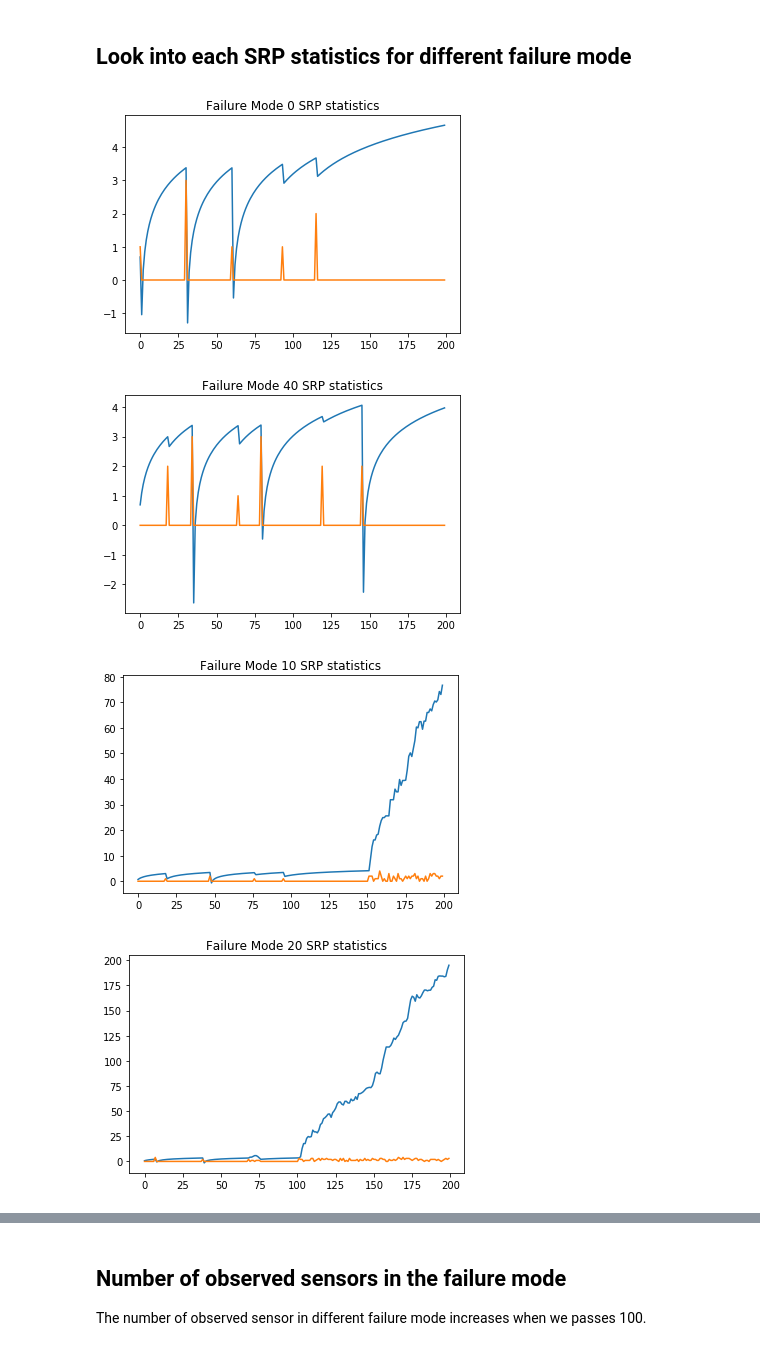
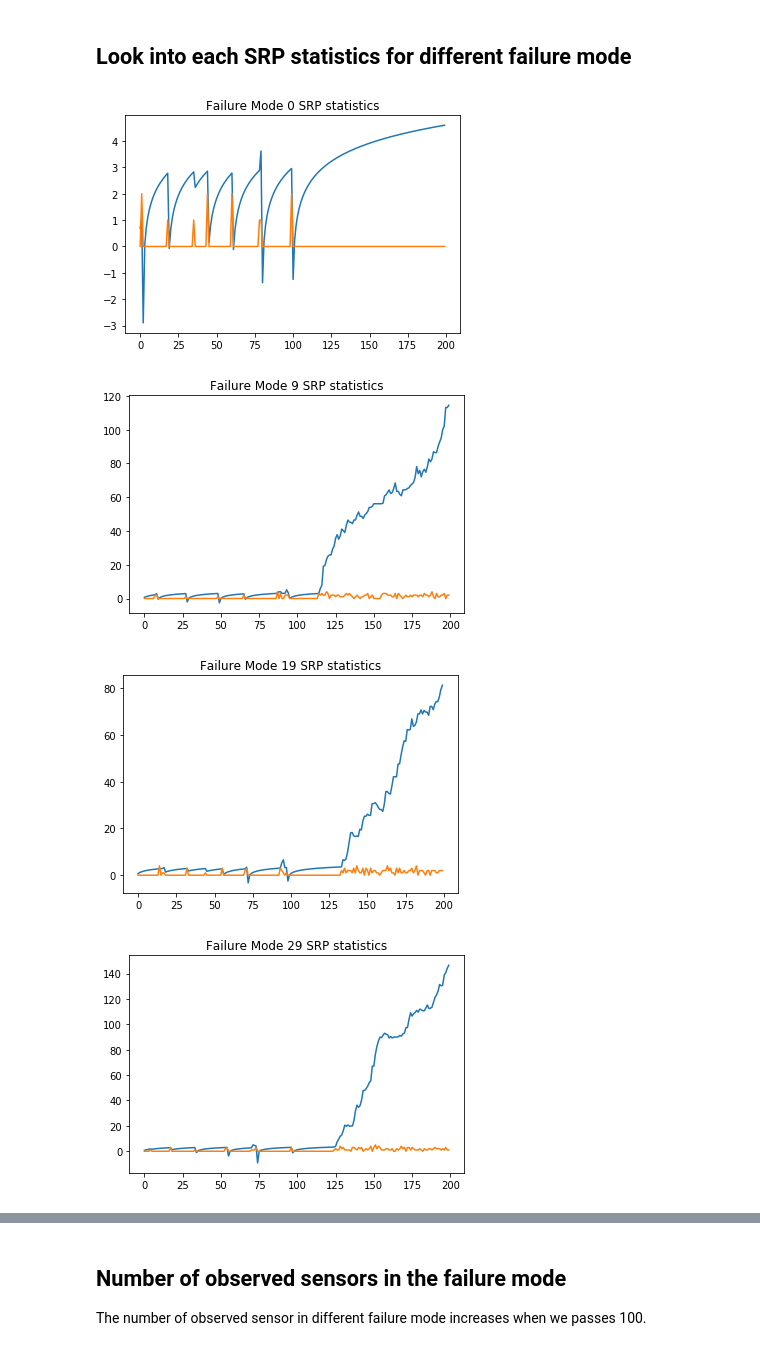
Before and after one commit to hyan46/ExtendedTSSRP, a Jupyter notebook: ETSSRP_Visualization.ipynb, the cells around one changed output, grey strips where cells are left out. Saved outputs shown, nothing was run; the diff lists cells and outputs as text; code cells hidden in the pictures.

```diff
--- a/ETSSRP_Visualization.ipynb
+++ b/ETSSRP_Visualization.ipynb
@@ -2,14 +2,24 @@
 # Simulation Setup
 # %%
 import numpy as np
+from Bspline import bsplineBasis
 
-
-p = 1000 # Number of dimensions
-c = 1 # Target meanshift is c * M
-k = 50 # Number of failuer Mode
-seed_list_OC = 20 # Seed of data generation
-sel_failure_mode = [10,20,30]    #  Failure Mode
-M = np.kron(np.eye(k),np.ones((int(p/k),1))) # Mean Failure Modes
+case = 'iid'
+if case == 'iid':
+    p = 900 # Number of dimensions
+    c = 1 # Target meanshift is c * M
+    k = 30 # Number of failuer Mode
+    seed_list_OC = 20 # Seed of data generation
+    sel_failure_mode = [9,19,29]    #  Failure Mode
+    M = np.kron(np.eye(k),np.ones((int(p/k),1))) # Mean Failure Modes
+else:
+    p = 900
+    c = 1
+    k0 = 5 # Can be changed
+    k = k0**2
+    B1 = bsplineBasis(30,k0-1,2)
+    M = np.kron(B1,B1)
+    sel_failure_mode = [3,11,22]    #  Failure Mode
 Ks = 3  #Select Top Ks control chart
 nsensors = 5 # Number of selected sensors
 ARL0 = 200 # Target ARL-IC
@@ -99,18 +129,18 @@ plt.imshow(sequential_statistics,aspect='auto')
 # %% [markdown]
 ## Look into each SRP statistics for different failure mode
 # %%
-for plotfailuremode in [0,40,10,20,30]:
+for plotfailuremode in [0]+ sel_failure_mode:
     arr = np.array([plotfailuremode in i for i in sensor_selection_history])
     plt.figure()
     plt.plot(sequential_statistics[:,plotfailuremode],label='SRP statistics')
     mode = (sensor_selection_history/(p/k)).astype(int)
     numSensorInFailureMode = np.zeros(Tmax)
     for ii,i in enumerate(mode):
         numSensorInFailureMode[ii] = np.sum([j ==plotfailuremode for j in i])
     plt.title('Failure Mode {} SRP statistics'.format(plotfailuremode))
     _ = plt.plot(numSensorInFailureMode,label = '# of Observed Sensors')
 # %% [output]
-[figure, old version]
+[figure, new version]
-[figure, old version]
+[figure, new version]
-[figure, old version]
+[figure, new version]
-[figure, old version]
+[figure, new version]
```
Also changed, not shown: parts of 12 cells of this notebook, 2 other files.
